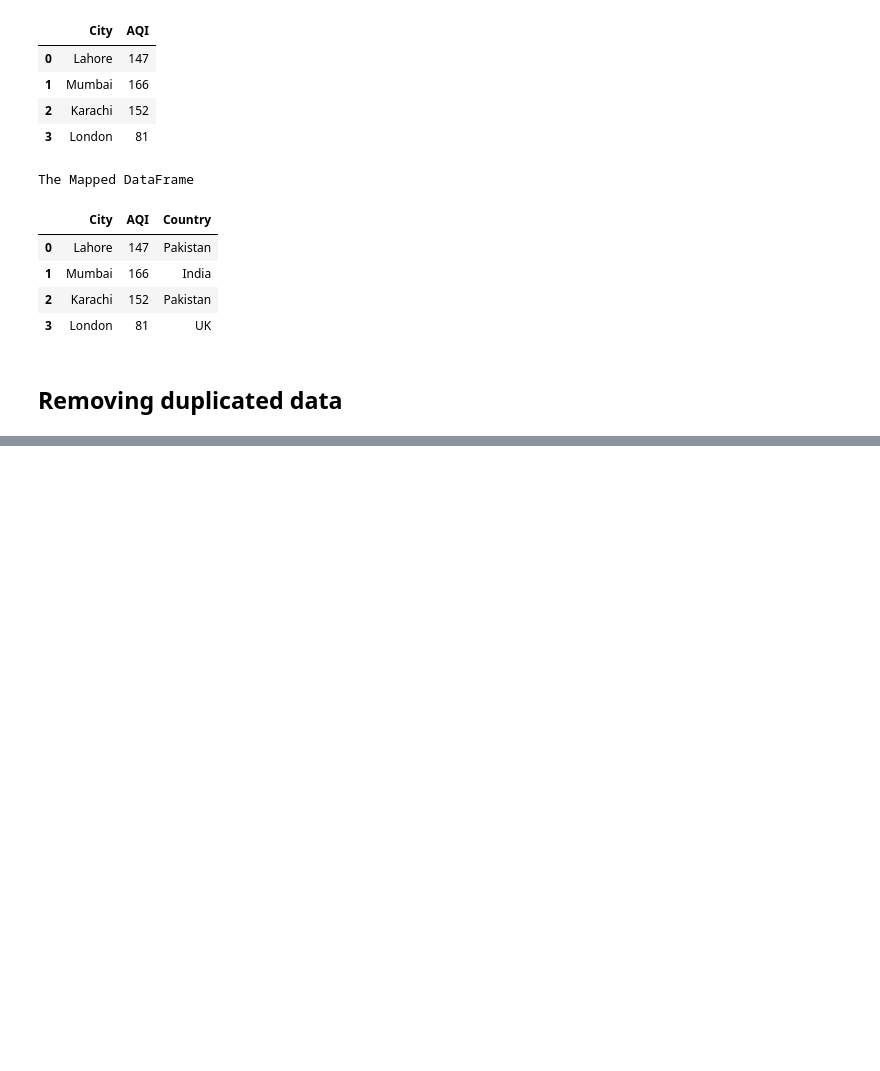
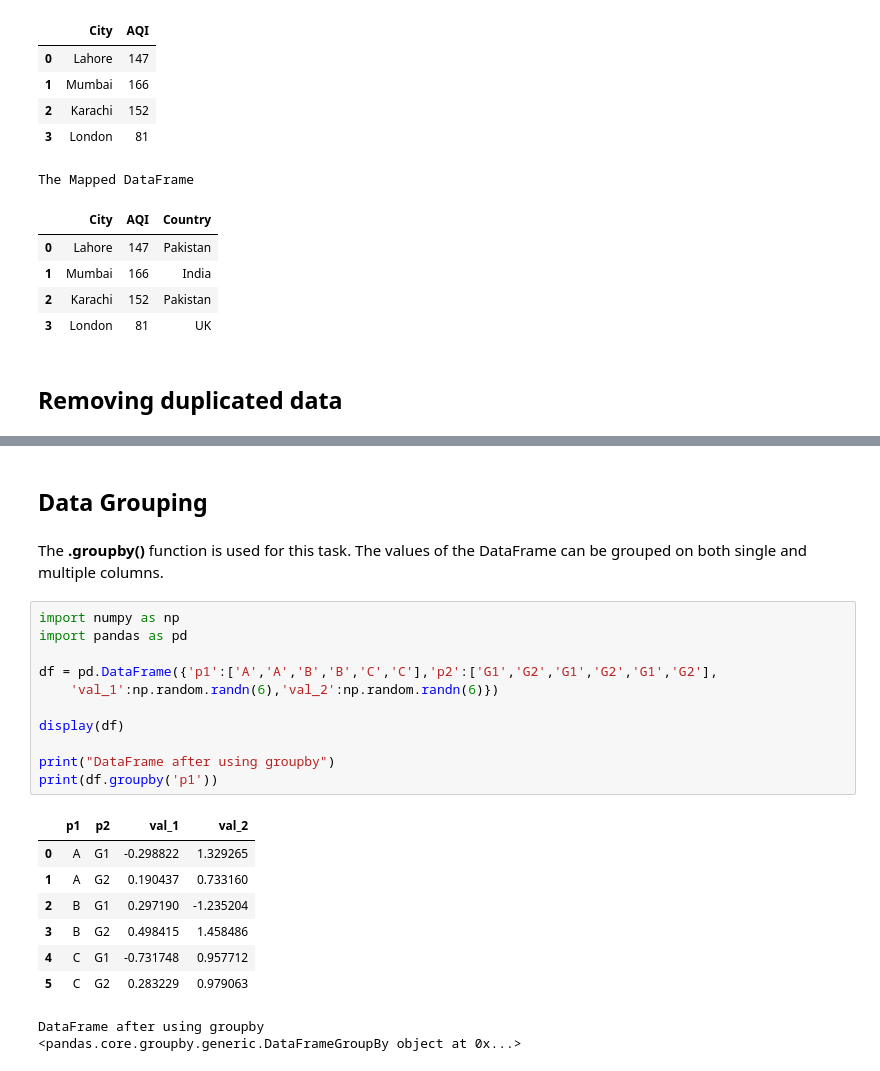
Before and after one commit to Amir-UL-Islam/Machine-Learning-Notebooks, a Jupyter notebook: notebook.ipynb, the cells around one changed output, grey strips where cells are left out. Drawn from its saved outputs; the diff is of its cells as text; blank space fills up the shorter version.

```diff
--- a/notebook.ipynb
+++ b/notebook.ipynb
@@ -258,0 +455,25 @@ The Mapped DataFrame
+# %% [markdown]
+## **Data Grouping**
+# %% [markdown]
+The **.groupby()** function is used for this task. The values of the DataFrame can be grouped on both single and multiple columns.
+# %%
+import numpy as np
+import pandas as pd
+
+df = pd.DataFrame({'p1':['A','A','B','B','C','C'],'p2':['G1','G2','G1','G2','G1','G2'],
+    'val_1':np.random.randn(6),'val_2':np.random.randn(6)})
+
+display(df)
+
+print("DataFrame after using groupby")
+print(df.groupby('p1'))
+# %% [output]
+|  | p1 | p2 | val_1 | val_2 |
+| 0 | A | G1 | -0.298822 | 1.329265 |
+| 1 | A | G2 | 0.190437 | 0.733160 |
+| 2 | B | G1 | 0.297190 | -1.235204 |
+| 3 | B | G2 | 0.498415 | 1.458486 |
+| 4 | C | G1 | -0.731748 | 0.957712 |
+| 5 | C | G2 | 0.283229 | 0.979063 |
+DataFrame after using groupby
+<pandas.core.groupby.generic.DataFrameGroupBy object at 0x...>
```
Also changed, not shown: parts of 25 cells of this notebook, 1 other file.
